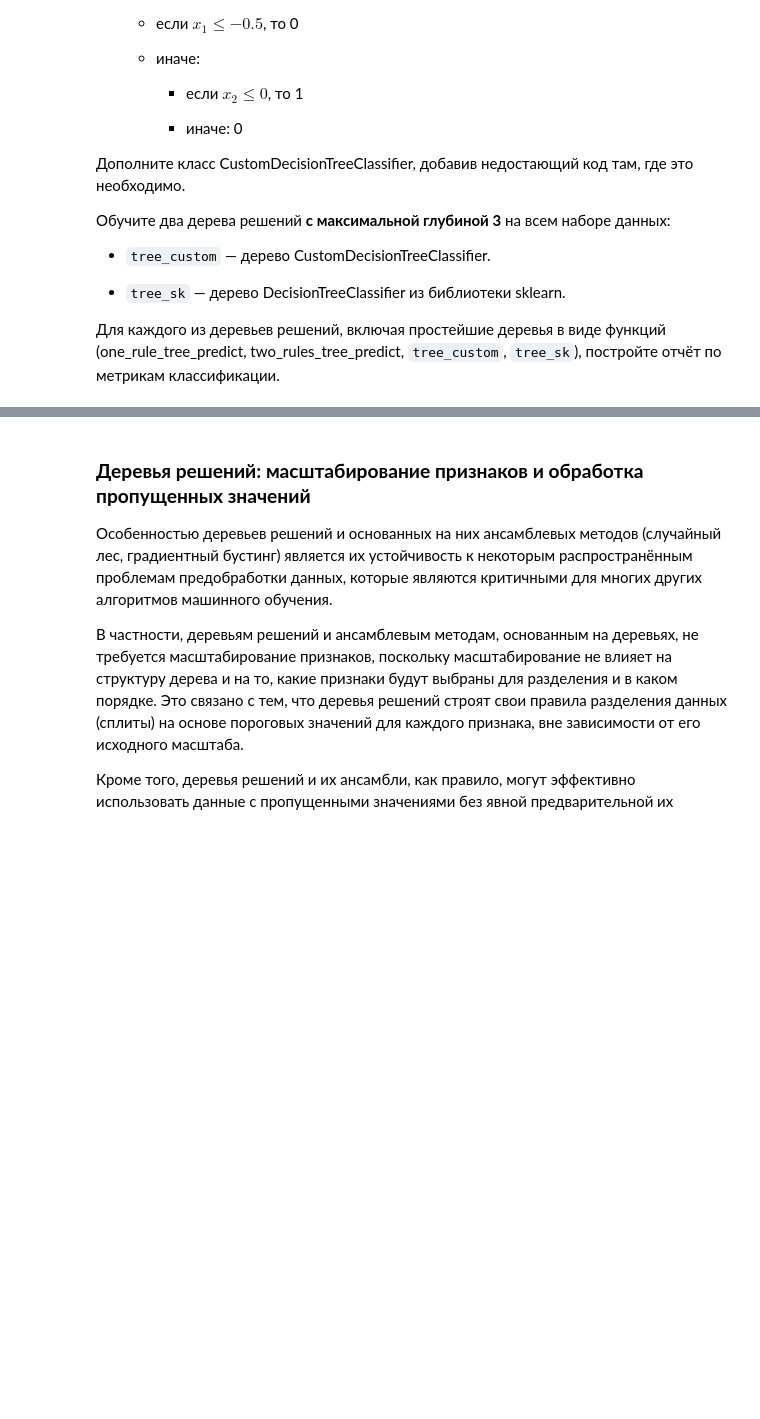
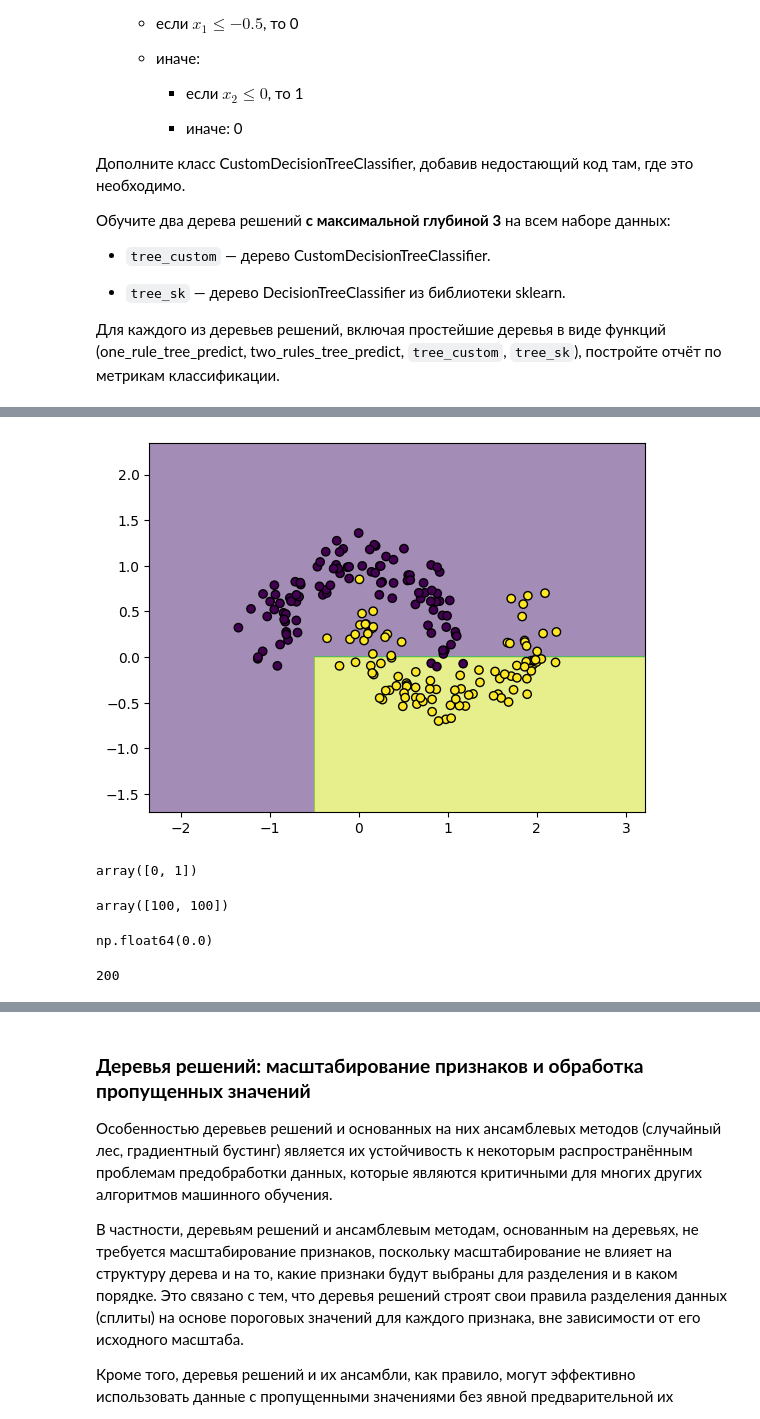
Before and after one commit to ml2me/study, a Jupyter notebook: classic_ML/4/04.Задание.ipynb, the cells around one changed output, grey strips where cells are left out. Saved outputs shown, nothing was run; the diff lists cells and outputs as text; code cells hidden in the pictures; blank space fills up the shorter version.

```diff
--- a/classic_ML/4/04.Задание.ipynb
+++ b/classic_ML/4/04.Задание.ipynb
@@ -254,7 +297,11 @@ def two_rules_tree_predict(features):
     Возвращает:
         numpy.ndarray: Массив предсказанных меток классов.
     """
-    ...
+    predictions = np.where(features['x1'] <= -0.5, 0,
+                          # Для остальных проверяем второе условие: x2 <= 0
+                          np.where(features['x2'] <= 0, 1, 0))
+
+    return predictions
 # %%
 # Постройте отчет по метрикам классификации для two_rules_tree_predict на всем наборе данных
 
@@ -262,7 +319,28 @@ def two_rules_tree_predict(features):
 # %%
 # Визуализируйте границу решений классификатора two_rules_tree_predict на всем наборе данных
 
-...
+display_decision_boundary(two_rules_tree_predict, features, labels)
+# %% [output]
+[figure, added]
+# %%
+zzz, counts = np.unique(labels, return_counts=True)
+zzz
+# %% [output]
+array([0, 1])
+# %%
+counts
+# %% [output]
+array([100, 100])
+# %%
+probabilities = counts / len(labels)
+1 - sum(probabilities)
+# %% [output]
+np.float64(0.0)
+# %%
+N = features.shape[0]
+N
+# %% [output]
+200
 # %%
 # Дополните класс CustomDecisionTreeClassifier
 # Код методов plot_node, plot_tree и count_nodes изменять не нужно
```
Also changed, not shown: parts of 9 cells of this notebook.
